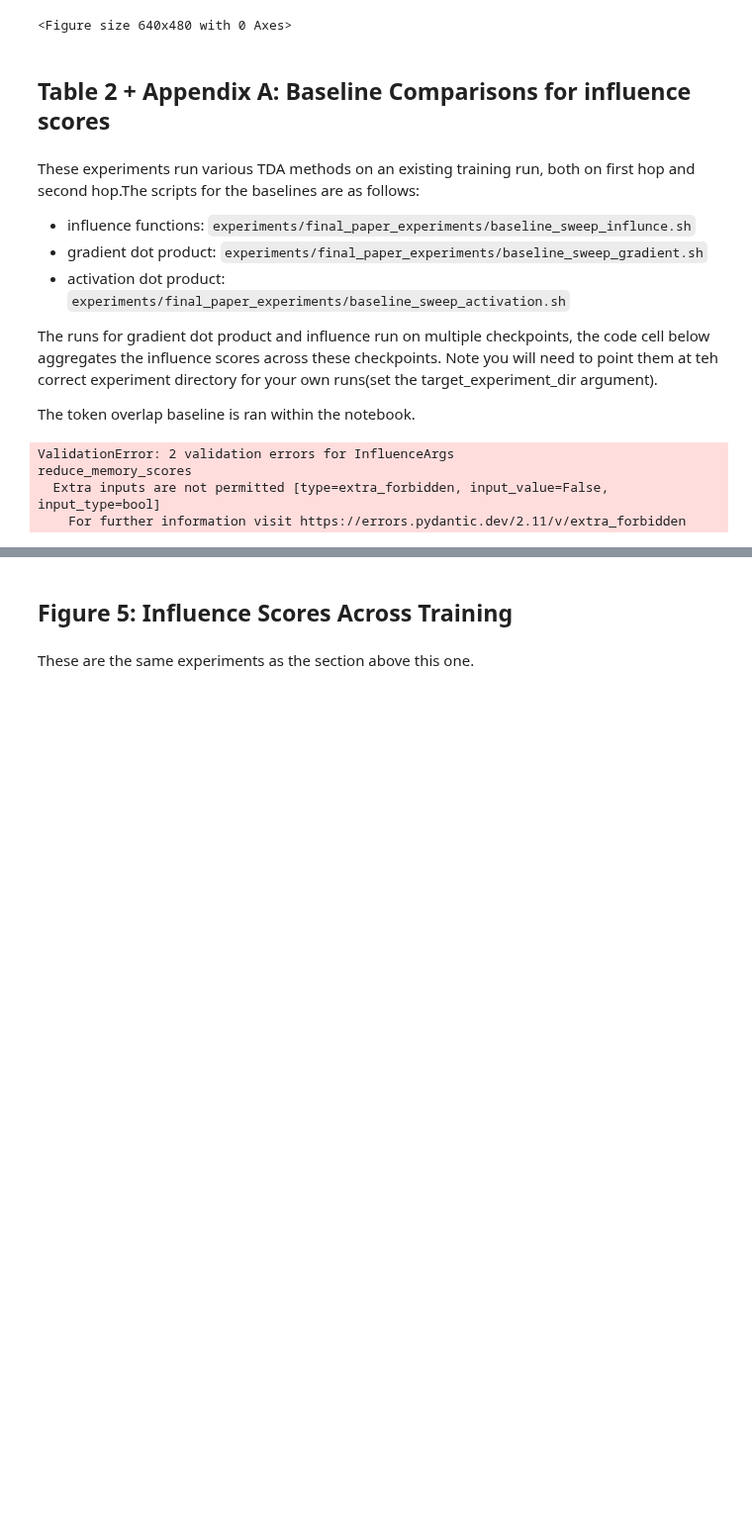
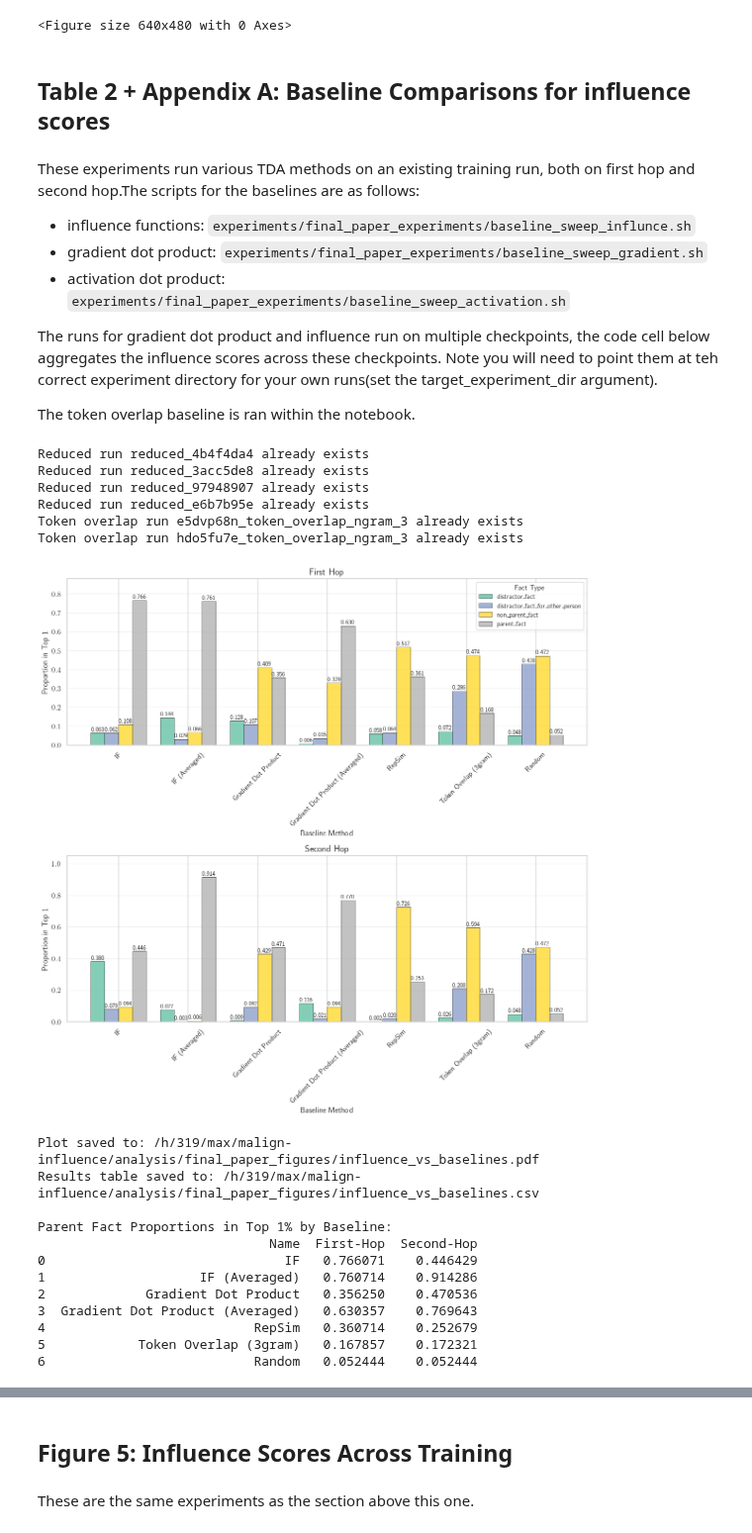
Before and after one commit to levmckinney/malign-influence, a Jupyter notebook: analysis/final_paper_figures.ipynb, the cells around one changed output, grey strips where cells are left out. Shown at 99% size. Saved outputs shown, nothing was run; the diff lists cells and outputs as text; code cells hidden in the pictures; blank space fills up the shorter version.

Commit message:
Revert "Fast-Source Implementation && Misc Improvements to influence script"

```diff
--- a/analysis/final_paper_figures.ipynb
+++ b/analysis/final_paper_figures.ipynb
@@ -462,8 +450,6 @@ def plot_baselines(
         # Combine all baselines including token overlap if provided for this hop
         all_baselines = {}
         for baseline_name, run_data_dict in baseline_runs.items():
-            run_args = run_data_dict[hop_key].if_experiment_log.args
-            baseline_name = baseline_name.format(**run_args)
             all_baselines[baseline_name] = run_data_dict[hop_key].scores_df
 
         if token_overlap_baseline is not None and hop_idx == 0:  # Only add token overlap to first plot
@@ -645,7 +631,6 @@ class BaselineResults:
     first_hop_run_id: str
     second_hop_run_id: str
     baseline_type: Literal["influence", "activation_dot_product","token_overlap","influence_averaged"] = "influence"
-    old_result: bool = False # Whether the Pydantic objects have changed since this run happened - if enabled, will allow for mismatched keys when loading the args
 
 baselines = [
     BaselineResults(
@@ -676,50 +661,59 @@ baselines = [
         first_hop_run_id="a6dq0r9z",
         baseline_type="activation_dot_product",
     ),
-    BaselineResults(
-        baseline_name="Fast Source",
-        second_hop_run_id="12ajk23u",
-        first_hop_run_id="s9yhqc7p",
-        baseline_type="influence",
-    )
     ]
 
 for baseline in baselines:
     if baseline.baseline_type in ["influence","activation_dot_product"]:
-        add_runs_to_run_dict([baseline.first_hop_run_id, baseline.second_hop_run_id], run_type=baseline.baseline_type,allow_mismatched_keys=baseline.old_result)
+        add_runs_to_run_dict([baseline.first_hop_run_id, baseline.second_hop_run_id], run_type=baseline.baseline_type)
 
 baselines += [
-    BaselineResults(
-        baseline_name="Token Overlap (1gram)",
-        second_hop_run_id=add_token_overlap_run_to_run_dict("e5dvp68n", ngram_length=1),
-        first_hop_run_id=add_token_overlap_run_to_run_dict("hdo5fu7e", ngram_length=1),
-        baseline_type="token_overlap",
-    ),
+    # BaselineResults(
+    #     baseline_name="Token Overlap (1gram)",
+    #     second_hop_run_id=add_token_overlap_run_to_run_dict("e5dvp68n", ngram_length=1),
+    #     first_hop_run_id=add_token_overlap_run_to_run_dict("hdo5fu7e", ngram_length=1),
+    #     baseline_type="token_overlap",
+    # ),
     BaselineResults(
         baseline_name="Token Overlap (3gram)",
         second_hop_run_id=add_token_overlap_run_to_run_dict("e5dvp68n", ngram_length=3),
         first_hop_run_id=add_token_overlap_run_to_run_dict("hdo5fu7e", ngram_length=3),
         baseline_type="token_overlap",
     )
 ]
 
 
 baseline_plotting_dict = {
     baseline.baseline_name: {
         "first_hop_run_id": run_id_to_data[baseline.first_hop_run_id],
         "second_hop_run_id": run_id_to_data[baseline.second_hop_run_id],
     }
     for baseline in baselines
 }
 
 plot_baselines(
     baseline_plotting_dict,
     percentile=1,
     save_location=ANALYSIS_SAVE_DIR / "influence_vs_baselines.pdf"
 )
 pass
 # %% [output]
-ValidationError: 2 validation errors for InfluenceArgs
-reduce_memory_scores
-  Extra inputs are not permitted [type=extra_forbidden, input_value=False, input_type=bool]
-    For further information visit https://errors.pydantic.dev/2.11/v/extra_forbidden
+Reduced run reduced_4b4f4da4 already exists
+Reduced run reduced_3acc5de8 already exists
+Reduced run reduced_97948907 already exists
+Reduced run reduced_e6b7b95e already exists
+Token overlap run e5dvp68n_token_overlap_ngram_3 already exists
+Token overlap run hdo5fu7e_token_overlap_ngram_3 already exists
+[figure, added]
+Plot saved to: /h/319/max/malign-influence/analysis/final_paper_figures/influence_vs_baselines.pdf
+Results table saved to: /h/319/max/malign-influence/analysis/final_paper_figures/influence_vs_baselines.csv
+
+Parent Fact Proportions in Top 1% by Baseline:
+                              Name  First-Hop  Second-Hop
+0                               IF   0.766071    0.446429
+1                    IF (Averaged)   0.760714    0.914286
+2             Gradient Dot Product   0.356250    0.470536
+3  Gradient Dot Product (Averaged)   0.630357    0.769643
+4                           RepSim   0.360714    0.252679
+5            Token Overlap (3gram)   0.167857    0.172321
+6                           Random   0.052444    0.052444
```
Also changed, not shown: parts of 4 cells of this notebook, 13 other files.
